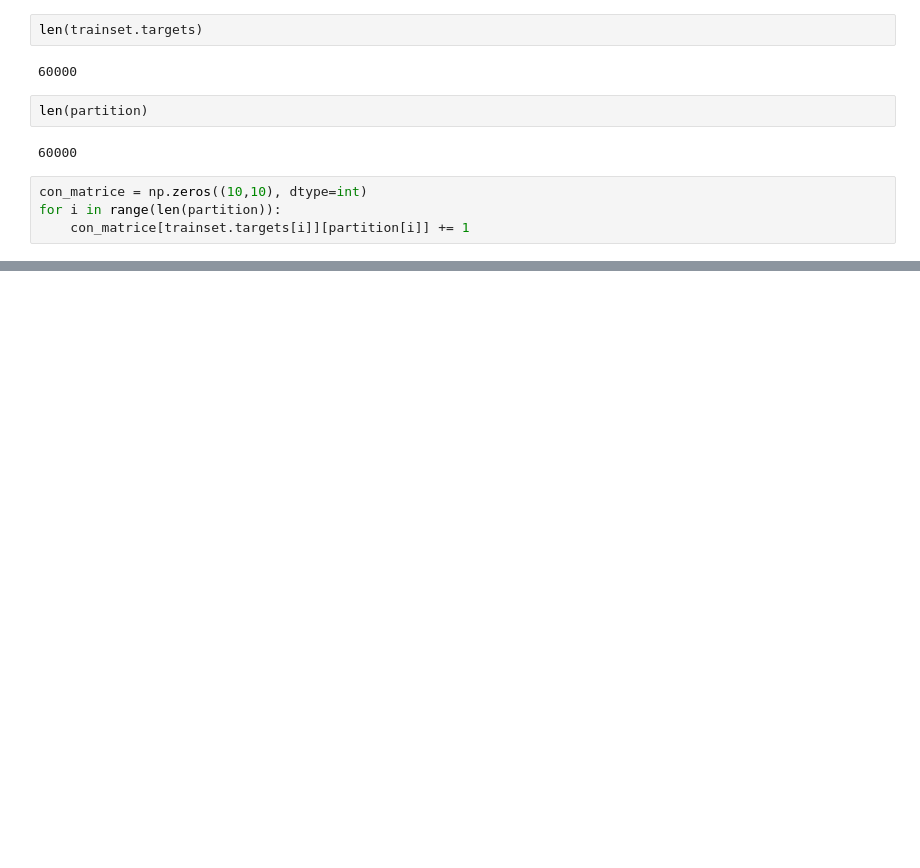
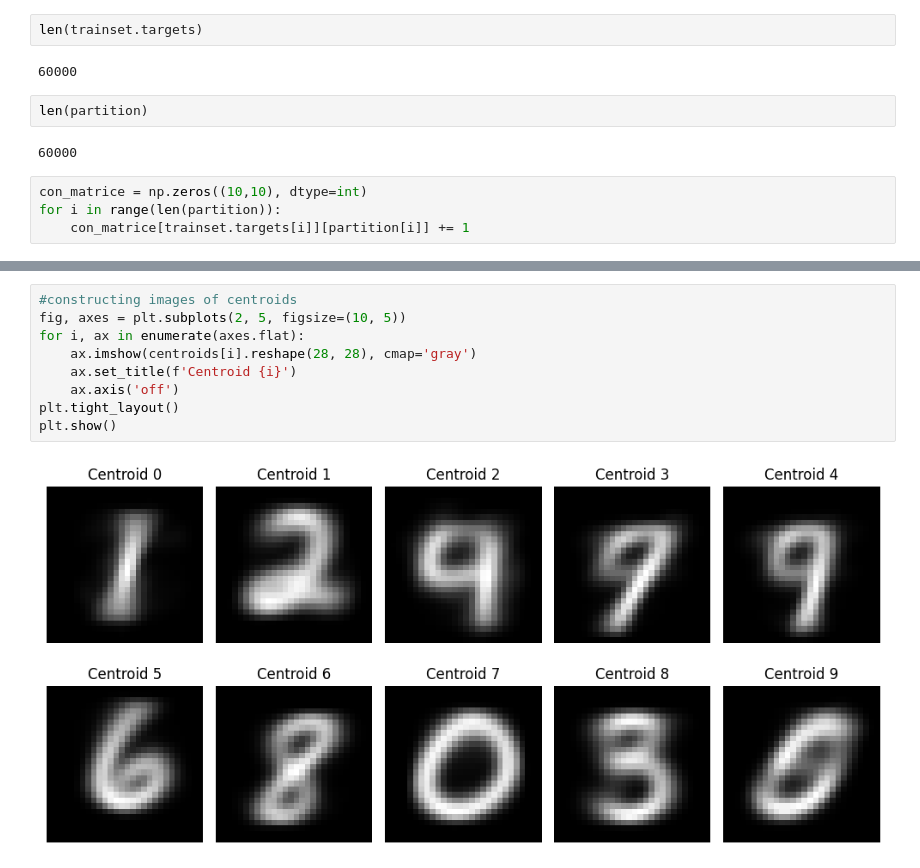
Before and after one commit to kira128/K-means, a Jupyter notebook: kmeans.ipynb, the cells around one changed output, grey strips where cells are left out. Saved outputs shown, nothing was run; the diff lists cells and outputs as text; blank space fills up the shorter version.

```diff
--- a/kmeans.ipynb
+++ b/kmeans.ipynb
@@ -200,0 +219,11 @@ Cluster 9 is mostly digit 8 with value 0.6
+# %%
+#constructing images of centroids
+fig, axes = plt.subplots(2, 5, figsize=(10, 5))
+for i, ax in enumerate(axes.flat):
+    ax.imshow(centroids[i].reshape(28, 28), cmap='gray')
+    ax.set_title(f'Centroid {i}')
+    ax.axis('off')
+plt.tight_layout()
+plt.show()
+# %% [output]
+[figure, added]
```
Also changed, not shown: parts of 6 cells of this notebook.
